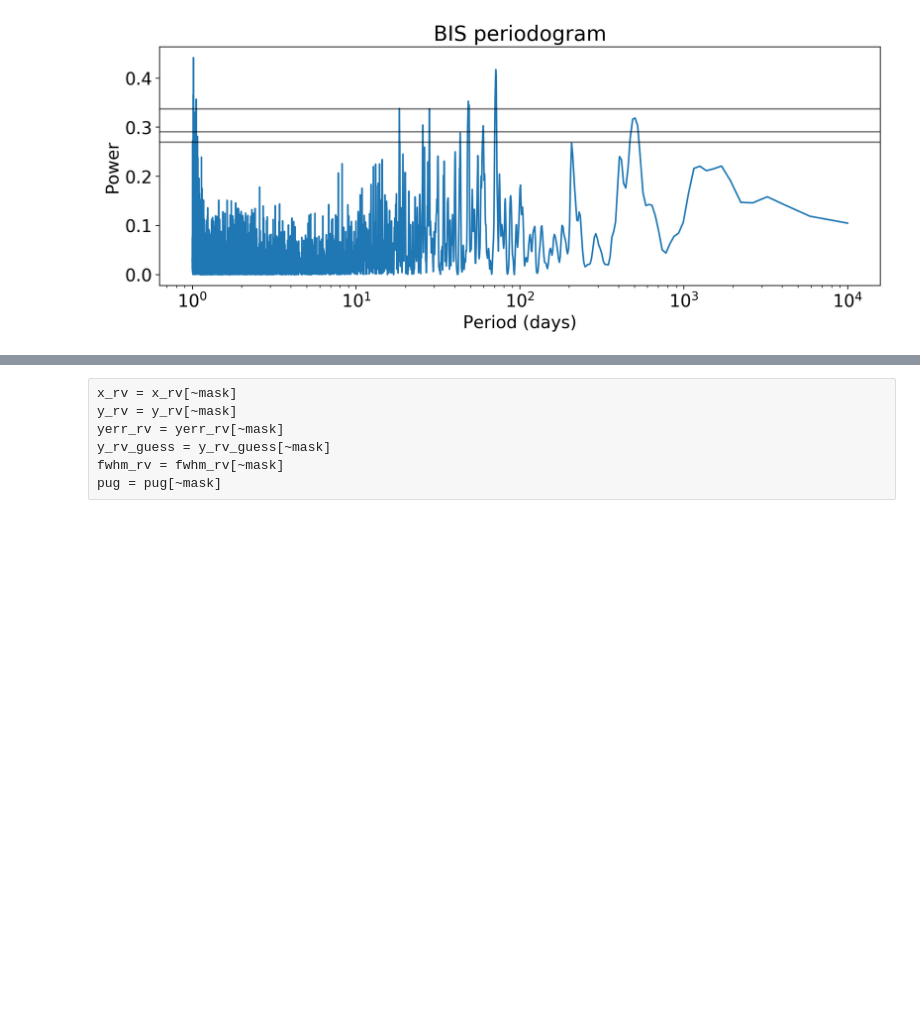
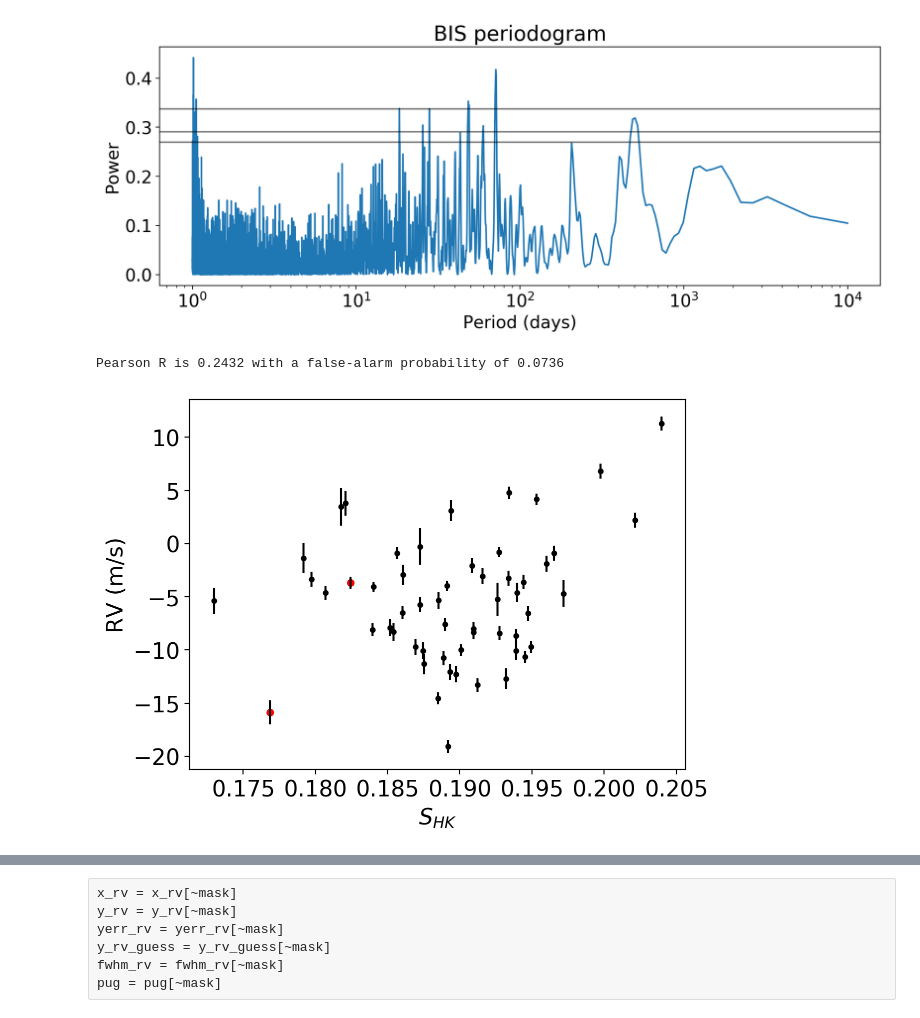
Before and after one commit to megbedell/tesstwin, a Jupyter notebook: notebooks/exoplanet/rv_fit.ipynb, the cells around one changed output, grey strips where cells are left out. Drawn from its saved outputs; the diff is of its cells as text; code cells hidden in the pictures; blank space fills up the shorter version.

```diff
--- a/notebooks/exoplanet/rv_fit.ipynb
+++ b/notebooks/exoplanet/rv_fit.ipynb
@@ -218,3 +225,16 @@ peaks at:
 70.49 days
 1.05 days
 [figure]
+# %%
+plt.errorbar(shk, y_rv_guess, yerr=yerr_rv, fmt=",k")
+plt.scatter(shk, y_rv_guess, c='k', s=10)
+plt.xlabel('$S_{HK}$')
+plt.ylabel('RV (m/s)')
+
+from scipy.stats import pearsonr
+print("Pearson R is {0:.4f} with a false-alarm probability of {1:.4f}".format(*pearsonr(shk, y_rv_guess)))
+
+plt.scatter(shk[mask], y_rv_guess[mask], c='r', s=20);
+# %% [output]
+Pearson R is 0.2432 with a false-alarm probability of 0.0736
+[figure, added]
```
Also changed, not shown: parts of 3 cells of this notebook.
